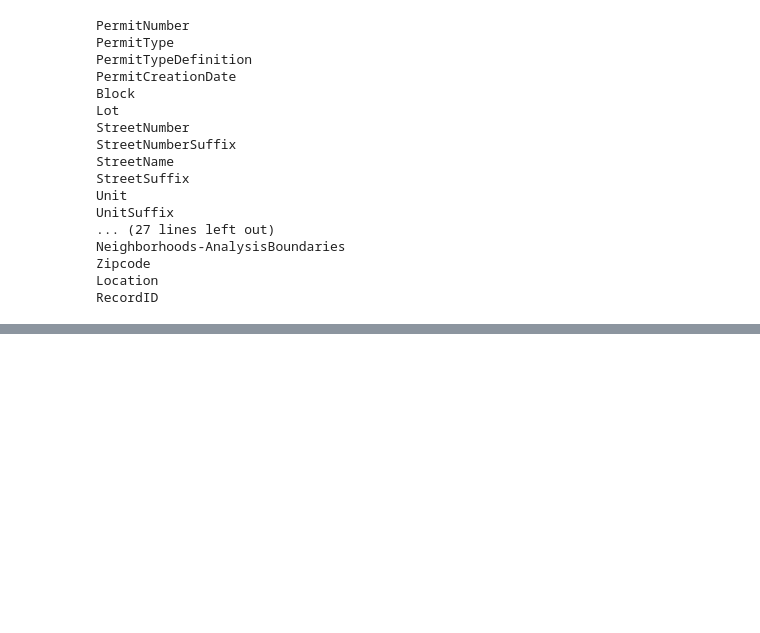
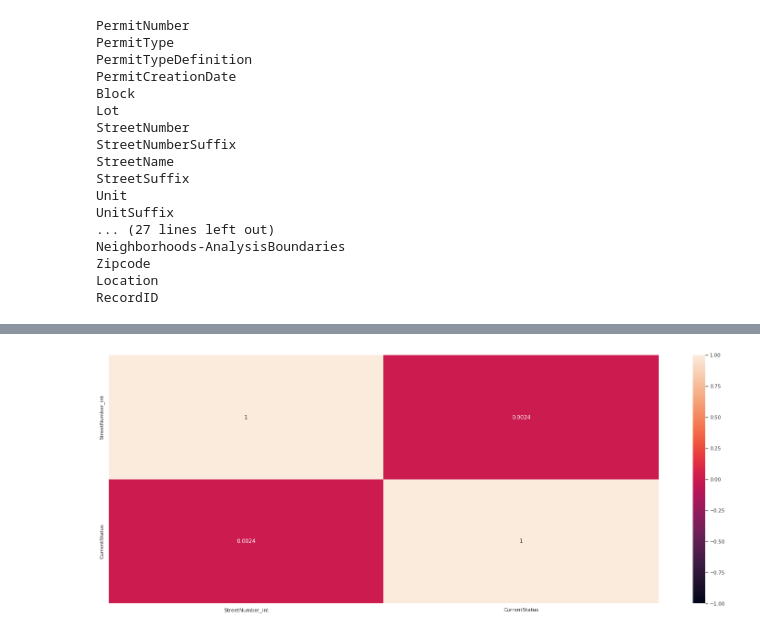
Before and after one commit to Suraba03/ml_san_francisco_permits, a Jupyter notebook: san_fancisco.ipynb, the cells around one changed output, grey strips where cells are left out. Saved outputs shown, nothing was run; the diff lists cells and outputs as text; code cells hidden in the pictures; blank space fills up the shorter version.

```diff
--- a/san_fancisco.ipynb
+++ b/san_fancisco.ipynb
@@ -120,0 +321,7 @@ array([4, 3, 8, 6, 7, 1, 5, 2])
+# %%
+sns.set(rc={'figure.figsize':(27,10)})
+
+corr_matrix = df3[["StreetNumber_int"] + [target]].corr()
+sns.heatmap(corr_matrix, vmin=-1, vmax=1, annot=True);
+# %% [output]
+[figure, added]
```
Also changed, not shown: parts of 41 cells of this notebook.
